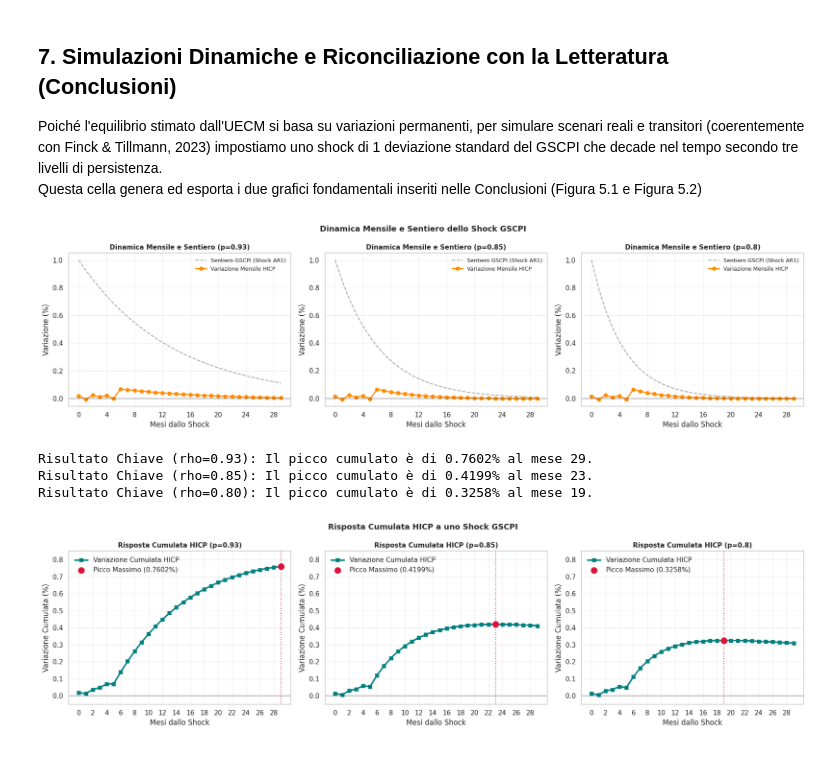
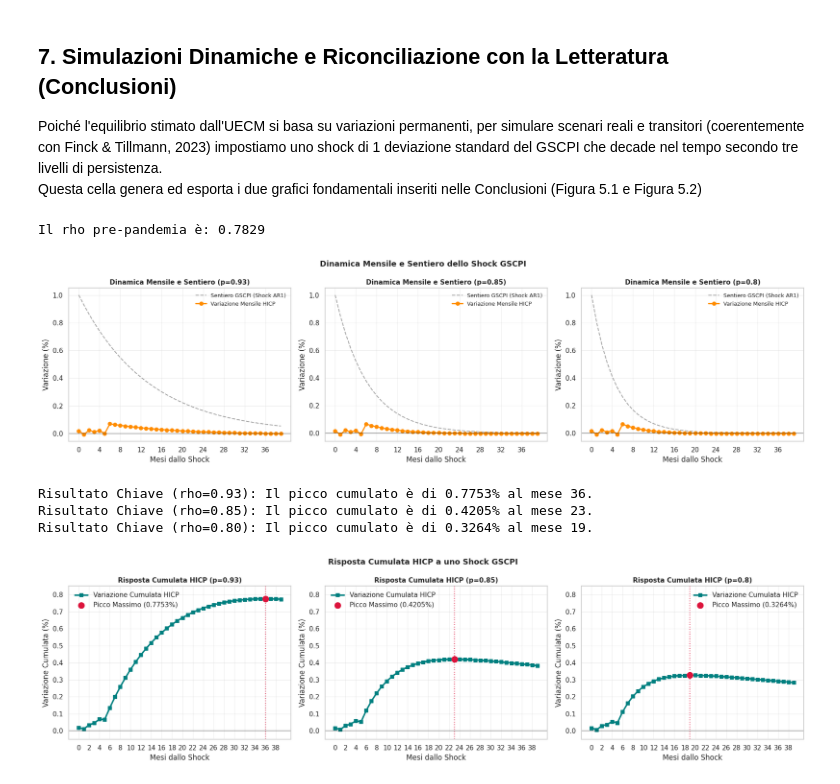
Before and after one commit to AndreaMagri/tesi-ardl-hicp, a Jupyter notebook: tesi_uecm.ipynb, the cells around one changed output. Cells and saved outputs as stored; diff of their text form; code cells hidden in the pictures.

```diff
--- a/tesi_uecm.ipynb
+++ b/tesi_uecm.ipynb
@@ -961,8 +961,16 @@ Poiché l'equilibrio stimato dall'UECM si basa su variazioni permanenti, per sim
 Questa cella genera ed esporta i due grafici fondamentali inseriti nelle Conclusioni (Figura 5.1 e Figura 5.2)
 # %%
 # ==============================================================================
-# ESERCIZIO DI SIMULAZIONE DINAMICA (PROPAGAZIONE DELLO SHOCK GSCPI)
+# SIMULAZIONE DINAMICA (PROPAGAZIONE DELLO SHOCK GSCPI)
 # ==============================================================================
+
+# Calcolo del rho pre pandemico
+# Filtra il GSCPI prima della pandemia
+gscpi_pre2020 = df[df.index < '2020-01-01']['gscpi'].dropna()
+# Stima l'AR(1)
+ar1_pre2020 = ARIMA(gscpi_pre2020, order=(1,0,0)).fit()
+print(f"Il rho pre-pandemia è: {ar1_pre2020.params['ar.L1']:.4f}")
+
 
 # Estrazione dei coefficienti stimati dal modello di tesi (COVID-Adjusted M3)
 alpha = covid_fit.params['l_hicp.L1']
@@ -978,6 +986,8 @@ eta = [
     covid_fit.params.get('D.gscpi.L4', 0.0),
     covid_fit.params.get('D.gscpi.L5', 0.0)
 ]
+
+
 
 def simulate_hicp_response(rho, steps=30):
     """
@@ -1036,8 +1046,8 @@ def simulate_hicp_response(rho, steps=30):
 
     return gscpi_path, y_response, dy_response
 
-# Generazione e salvataggio dei Grafici delle Conclusioni (30 mesi)
-horizon = 30
+# Generazione e salvataggio dei Grafici delle Conclusioni (40 mesi)
+horizon = 40
 rho_list = [ar1_par, 0.85, 0.8]
 rho_labels = [f"p={ar1_par:.2f}", "p=0.85", "p=0.8"]
 
@@ -1068,35 +1078,36 @@ fig, axes = plt.subplots(nrows=1, ncols=3, figsize=(18, 5))
 fig.suptitle("Risposta Cumulata HICP a uno Shock GSCPI", fontsize=13, fontweight="bold")
 
 for idx, rho in enumerate(rho_list):
     _, y_response, _ = simulate_hicp_response(rho=rho, steps=horizon)
 
     # Identificazione empirica del picco
     peak_idx = np.argmax(y_response)
     peak_val = y_response[peak_idx]
 
     ax = axes[idx]
     ax.plot(range(horizon), y_response, color='teal', linewidth=2.5, marker='s', label='Variazione Cumulata HICP')
     ax.scatter(peak_idx, peak_val, color='crimson', s=100, zorder=5, label=f'Picco Massimo ({peak_val:.4f}%)')
     ax.axvline(peak_idx, color='crimson', linestyle=':', alpha=0.7)
     ax.axhline(0, color='black', linestyle='-', alpha=0.3)
 
     ax.set_title(f"Risposta Cumulata HICP ({rho_labels[idx]})", fontsize=11, fontweight='bold')
     ax.set_xlabel("Mesi dallo Shock")
     ax.set_ylabel("Variazione Cumulata (%)")
     ax.set_xticks(range(0, horizon, 2))
     ax.set_ylim(-0.05, 0.85)
     ax.grid(True, alpha=0.3)
     ax.legend()
 
     print(f"Risultato Chiave (rho={rho:.2f}): Il picco cumulato è di {peak_val:.4f}% al mese {peak_idx}.")
 
 plt.tight_layout()
 if SAVE_IMAGES:
   plt.savefig("hicp_cumulata_concl.png", dpi=300)
 plt.show()
 # %% [output]
+Il rho pre-pandemia è: 0.7829
-[figure, old version]
+[figure, new version]
-Risultato Chiave (rho=0.93): Il picco cumulato è di 0.7602% al mese 29.
-Risultato Chiave (rho=0.85): Il picco cumulato è di 0.4199% al mese 23.
-Risultato Chiave (rho=0.80): Il picco cumulato è di 0.3258% al mese 19.
+Risultato Chiave (rho=0.93): Il picco cumulato è di 0.7753% al mese 36.
+Risultato Chiave (rho=0.85): Il picco cumulato è di 0.4205% al mese 23.
+Risultato Chiave (rho=0.80): Il picco cumulato è di 0.3264% al mese 19.
-[figure, old version]
+[figure, new version]
```
Also changed, not shown: parts of 5 cells of this notebook.
